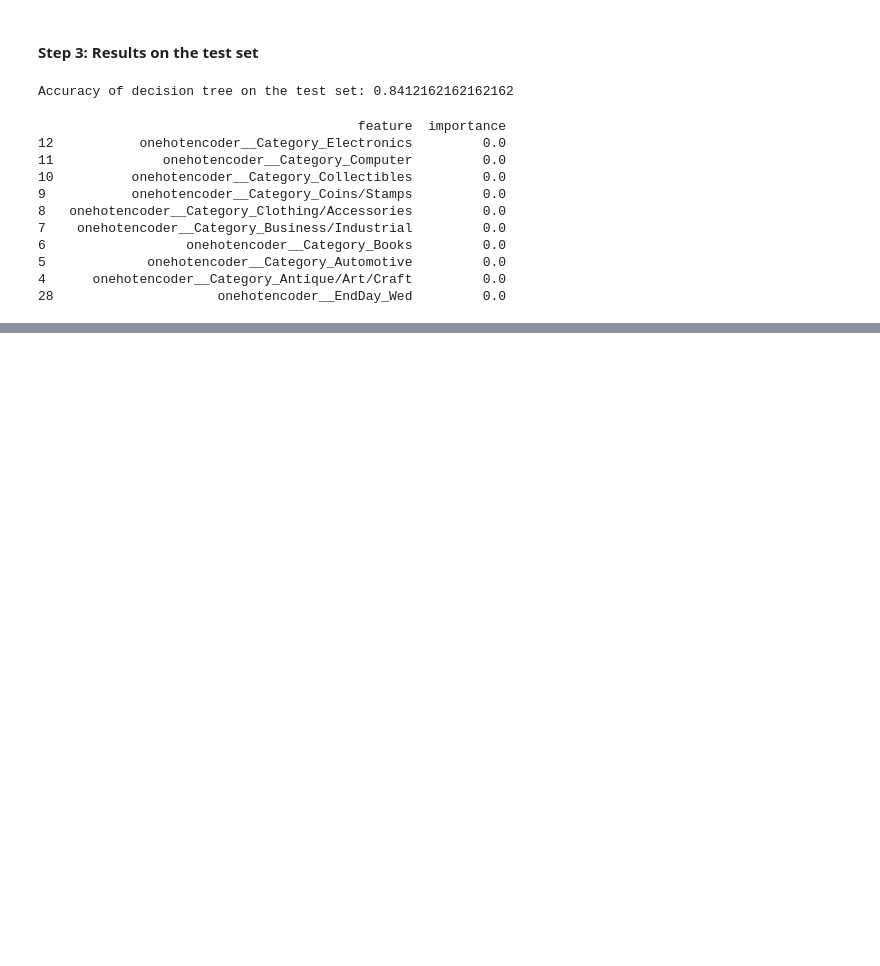
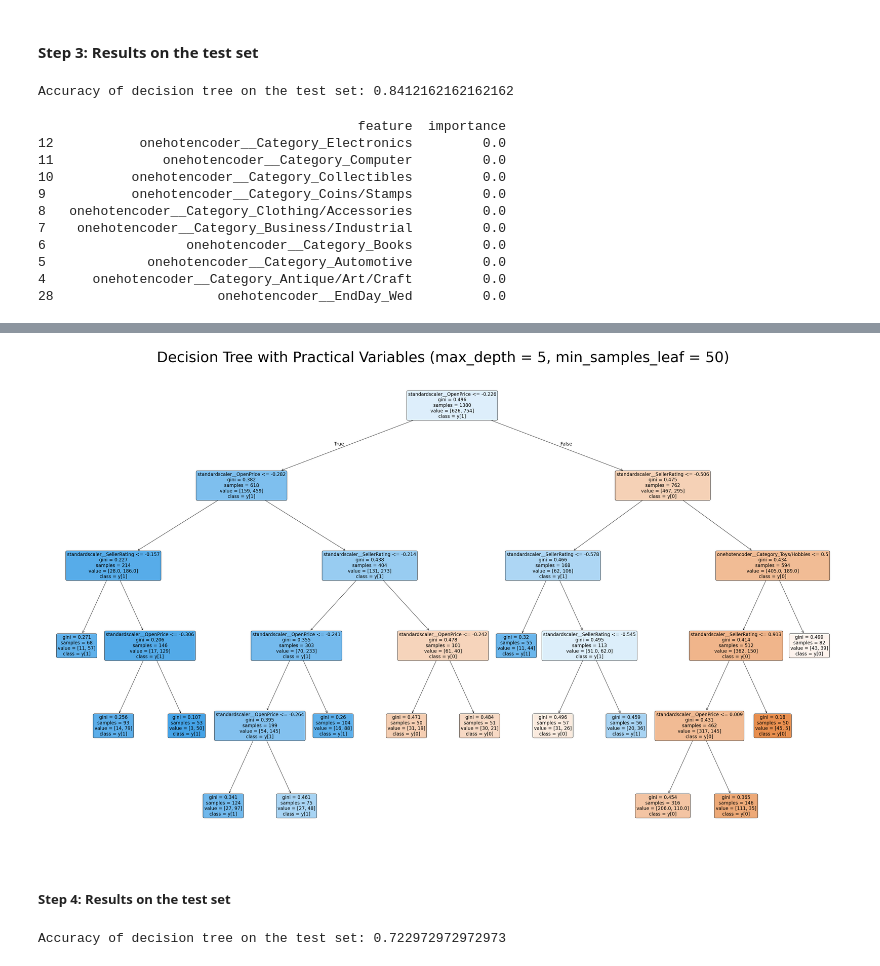
Before and after one commit to Jitao-Z/RSM8413_Case_1, a Jupyter notebook: case_1_analysis.ipynb, the cells around one changed output, grey strips where cells are left out. Saved outputs shown, nothing was run; the diff lists cells and outputs as text; code cells hidden in the pictures; blank space fills up the shorter version.

```diff
--- a/case_1_analysis.ipynb
+++ b/case_1_analysis.ipynb
@@ -620,0 +646,10 @@ print(feature_importance_df.tail(10))  # least 10 important features
+# %%
+preproc_prac = make_column_transformer(
+    (StandardScaler(), num_prac),
+    (OneHotEncoder(sparse_output=False), cat_prac)
+)
+
+pipe_dt_prac = make_pipeline(
+    preproc_prac,
+    DecisionTreeClassifier(min_samples_leaf=50, random_state=8413)
+)
@@ -620,0 +658,17 @@ print(feature_importance_df.tail(10))  # least 10 important features
+# %%
+param_grid = {
+    "decisiontreeclassifier__max_depth": [1, 3, 5, 7, 10]
+}
+
+grid_dt_prac = GridSearchCV(
+    pipe_dt_prac,
+    param_grid = param_grid,
+    cv = num_folds,
+    scoring = scoring_metric,
+    n_jobs = -1
+)
+
+grid_dt_prac.fit(X_train_prac, y_train)
+
+print(grid_dt_prac.best_params_)
+print("Best accuracy:", grid_dt_prac.best_score_)
@@ -620,0 +680,3 @@ print(feature_importance_df.tail(10))  # least 10 important features
+# %%
+pipe_dt_prac_best = make_pipeline(preproc_prac, DecisionTreeClassifier(max_depth = 5, min_samples_leaf = 50, random_state = 8413))
+pipe_dt_prac_best.fit(X_train_prac, y_train)
@@ -620,0 +695,23 @@ print(feature_importance_df.tail(10))  # least 10 important features
+# %%
+dt_prac_model_best = pipe_dt_prac_best.named_steps['decisiontreeclassifier']
+
+plt.figure(figsize = (50, 30))
+plot_tree(
+    dt_prac_model_best,
+    filled = True,
+    feature_names = preproc_prac.get_feature_names_out(),
+    class_names = True,
+    rounded = True,
+    fontsize = 16
+)
+plt.title("Decision Tree with Practical Variables (max_depth = 5, min_samples_leaf = 50)", fontsize = 50)
+plt.show()
+# %% [output]
+[figure, added]
+# %% [markdown]
+##### Step 4: Results on the test set
+# %%
+test_score_prac = pipe_dt_prac_best.score(X_test_prac, y_test)
+print("Accuracy of decision tree on the test set:", test_score_prac)
+# %% [output]
+Accuracy of decision tree on the test set: 0.722972972972973
```
Also changed, not shown: parts of 19 cells of this notebook.
